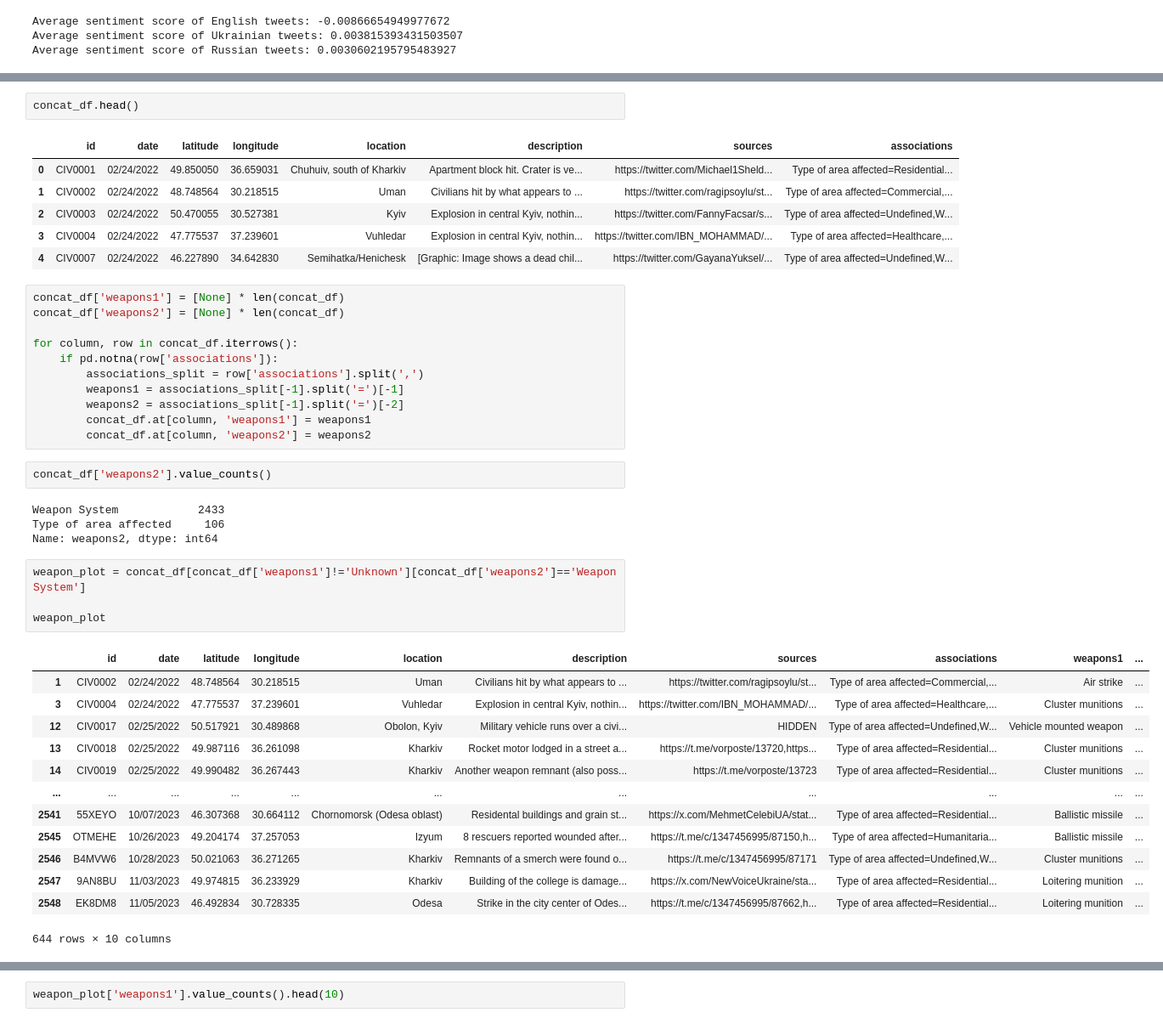
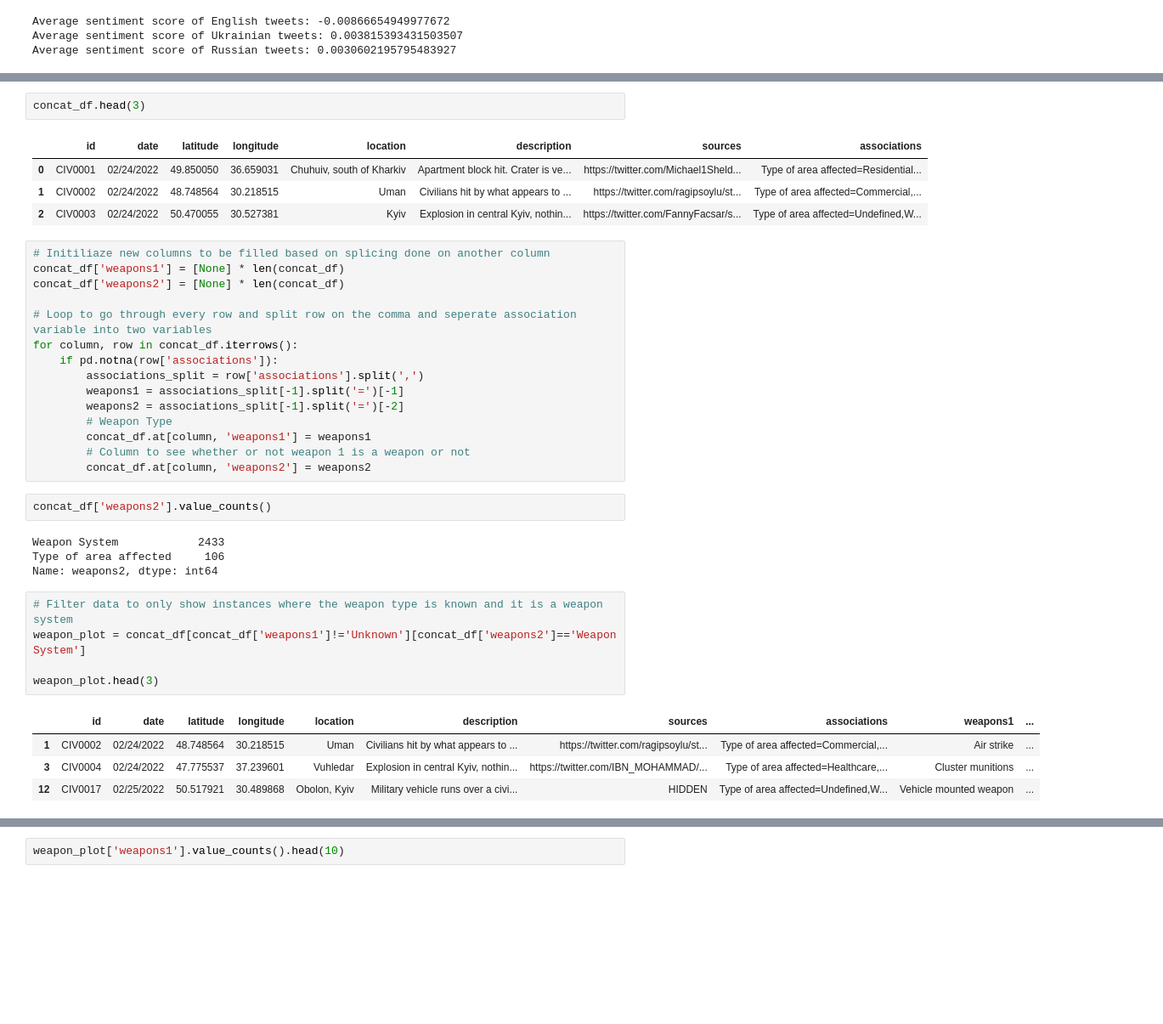
Before and after one commit to MaxB5282/DATA530-Final, a Jupyter notebook: Final Project.ipynb, the cells around one changed output, grey strips where cells are left out. Shown at 85% size. Cells and saved outputs as stored; diff of their text form; blank space fills up the shorter version.

```diff
--- a/Final Project.ipynb
+++ b/Final Project.ipynb
@@ -350,24 +322,26 @@ Data columns (total 8 columns):
 dtypes: float64(2), object(6)
 memory usage: 159.6+ KB
 # %%
-concat_df.head()
+concat_df.head(3)
 # %% [output]
 |  | id | date | latitude | longitude | location | description | sources | associations |
 | 0 | CIV0001 | 02/24/2022 | 49.850050 | 36.659031 | Chuhuiv, south of Kharkiv | Apartment block hit. Crater is ve... | https://twitter.com/Michael1Sheld... | Type of area affected=Residential... |
 | 1 | CIV0002 | 02/24/2022 | 48.748564 | 30.218515 | Uman | Civilians hit by what appears to ... | https://twitter.com/ragipsoylu/st... | Type of area affected=Commercial,... |
 | 2 | CIV0003 | 02/24/2022 | 50.470055 | 30.527381 | Kyiv | Explosion in central Kyiv, nothin... | https://twitter.com/FannyFacsar/s... | Type of area affected=Undefined,W... |
-| 3 | CIV0004 | 02/24/2022 | 47.775537 | 37.239601 | Vuhledar | Explosion in central Kyiv, nothin... | https://twitter.com/IBN_MOHAMMAD/... | Type of area affected=Healthcare,... |
-| 4 | CIV0007 | 02/24/2022 | 46.227890 | 34.642830 | Semihatka/Henichesk | [Graphic: Image shows a dead chil... | https://twitter.com/GayanaYuksel/... | Type of area affected=Undefined,W... |
 # %%
+# Initiliaze new columns to be filled based on splicing done on another column
 concat_df['weapons1'] = [None] * len(concat_df)
 concat_df['weapons2'] = [None] * len(concat_df)
 
+# Loop to go through every row and split row on the comma and seperate association variable into two variables
 for column, row in concat_df.iterrows():
     if pd.notna(row['associations']):
         associations_split = row['associations'].split(',')
         weapons1 = associations_split[-1].split('=')[-1]
         weapons2 = associations_split[-1].split('=')[-2]
+        # Weapon Type
         concat_df.at[column, 'weapons1'] = weapons1
+        # Column to see whether or not weapon 1 is a weapon or not
         concat_df.at[column, 'weapons2'] = weapons2
 # %%
 concat_df['weapons2'].value_counts()
@@ -376,21 +350,13 @@ Weapon System            2433
 Type of area affected     106
 Name: weapons2, dtype: int64
 # %%
+# Filter data to only show instances where the weapon type is known and it is a weapon system
 weapon_plot = concat_df[concat_df['weapons1']!='Unknown'][concat_df['weapons2']=='Weapon System']
 
-weapon_plot
+weapon_plot.head(3)
 # %% [output]
 |  | id | date | latitude | longitude | location | description | sources | associations | weapons1 | ... |
 | 1 | CIV0002 | 02/24/2022 | 48.748564 | 30.218515 | Uman | Civilians hit by what appears to ... | https://twitter.com/ragipsoylu/st... | Type of area affected=Commercial,... | Air strike | ... |
 | 3 | CIV0004 | 02/24/2022 | 47.775537 | 37.239601 | Vuhledar | Explosion in central Kyiv, nothin... | https://twitter.com/IBN_MOHAMMAD/... | Type of area affected=Healthcare,... | Cluster munitions | ... |
 | 12 | CIV0017 | 02/25/2022 | 50.517921 | 30.489868 | Obolon, Kyiv | Military vehicle runs over a civi... | HIDDEN | Type of area affected=Undefined,W... | Vehicle mounted weapon | ... |
-| 13 | CIV0018 | 02/25/2022 | 49.987116 | 36.261098 | Kharkiv | Rocket motor lodged in a street a... | https://t.me/vorposte/13720,https... | Type of area affected=Residential... | Cluster munitions | ... |
-| 14 | CIV0019 | 02/25/2022 | 49.990482 | 36.267443 | Kharkiv | Another weapon remnant (also poss... | https://t.me/vorposte/13723 | Type of area affected=Residential... | Cluster munitions | ... |
-| ... | ... | ... | ... | ... | ... | ... | ... | ... | ... | ... |
-| 2541 | 55XEYO | 10/07/2023 | 46.307368 | 30.664112 | Chornomorsk (Odesa oblast) | Residental buildings and grain st... | https://x.com/MehmetCelebiUA/stat... | Type of area affected=Residential... | Ballistic missile | ... |
-| 2545 | OTMEHE | 10/26/2023 | 49.204174 | 37.257053 | Izyum | 8 rescuers reported wounded after... | https://t.me/c/1347456995/87150,h... | Type of area affected=Humanitaria... | Ballistic missile | ... |
-| 2546 | B4MVW6 | 10/28/2023 | 50.021063 | 36.271265 | Kharkiv | Remnants of a smerch were found o... | https://t.me/c/1347456995/87171 | Type of area affected=Undefined,W... | Cluster munitions | ... |
-| 2547 | 9AN8BU | 11/03/2023 | 49.974815 | 36.233929 | Kharkiv | Building of the college is damage... | https://x.com/NewVoiceUkraine/sta... | Type of area affected=Residential... | Loitering munition | ... |
-| 2548 | EK8DM8 | 11/05/2023 | 46.492834 | 30.728335 | Odesa | Strike in the city center of Odes... | https://t.me/c/1347456995/87662,h... | Type of area affected=Residential... | Loitering munition | ... |
-644 rows × 10 columns
 # %%
```
Also changed, not shown: parts of 48 cells of this notebook.
